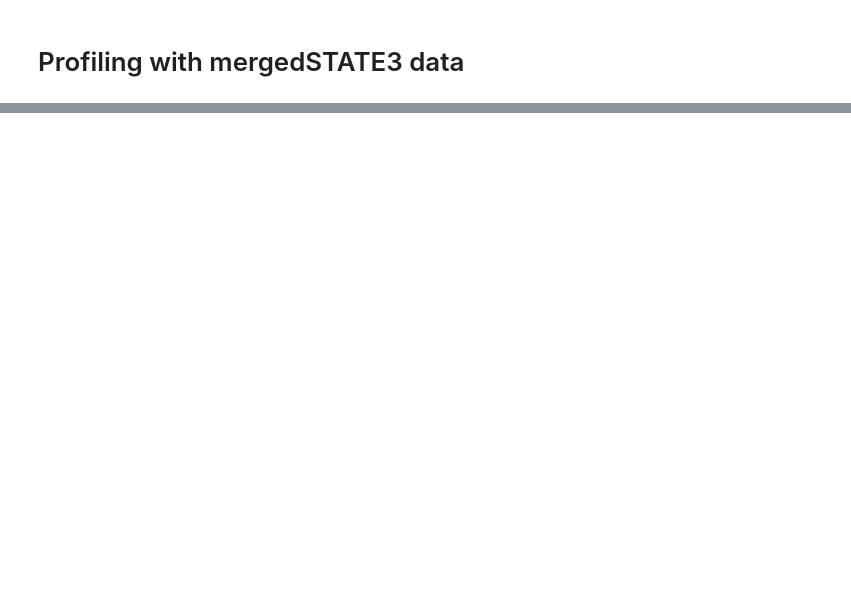
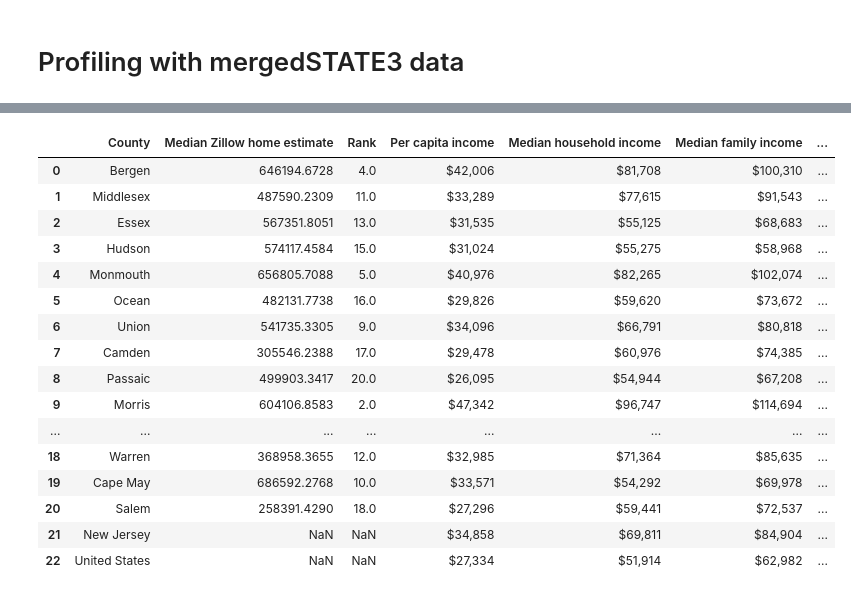
Before and after one commit to jmccahill5/datman, a Jupyter notebook: PS6.ipynb, the cells around one changed output, grey strips where cells are left out. Drawn from its saved outputs; the diff is of its cells as text; code cells hidden in the pictures; blank space fills up the shorter version.

```diff
--- a/PS6.ipynb
+++ b/PS6.ipynb
@@ -1063,0 +1126,25 @@ ProfileReport(mergedSTATE3, title="State Housing Data")
+# %%
+Countydat=pd.read_csv('ex1.csv')
+# %%
+Countydat['County']=Countydat['County'].str.strip()
+# %%
+mergedCounty = pd.merge(Countydat, Countydat2, how='outer', on=['County'],indicator=True)
+mergedCounty
+# %% [output]
+|  | County | Median Zillow home estimate | Rank | Per capita income | Median household income | Median family income | ... |
+| 0 | Bergen | 646194.6728 | 4.0 | $42,006 | $81,708 | $100,310 | ... |
+| 1 | Middlesex | 487590.2309 | 11.0 | $33,289 | $77,615 | $91,543 | ... |
+| 2 | Essex | 567351.8051 | 13.0 | $31,535 | $55,125 | $68,683 | ... |
+| 3 | Hudson | 574117.4584 | 15.0 | $31,024 | $55,275 | $58,968 | ... |
+| 4 | Monmouth | 656805.7088 | 5.0 | $40,976 | $82,265 | $102,074 | ... |
+| 5 | Ocean | 482131.7738 | 16.0 | $29,826 | $59,620 | $73,672 | ... |
+| 6 | Union | 541735.3305 | 9.0 | $34,096 | $66,791 | $80,818 | ... |
+| 7 | Camden | 305546.2388 | 17.0 | $29,478 | $60,976 | $74,385 | ... |
+| 8 | Passaic | 499903.3417 | 20.0 | $26,095 | $54,944 | $67,208 | ... |
+| 9 | Morris | 604106.8583 | 2.0 | $47,342 | $96,747 | $114,694 | ... |
+| ... | ... | ... | ... | ... | ... | ... | ... |
+| 18 | Warren | 368958.3655 | 12.0 | $32,985 | $71,364 | $85,635 | ... |
+| 19 | Cape May | 686592.2768 | 10.0 | $33,571 | $54,292 | $69,978 | ... |
+| 20 | Salem | 258391.4290 | 18.0 | $27,296 | $59,441 | $72,537 | ... |
+| 21 | New Jersey | NaN | NaN | $34,858 | $69,811 | $84,904 | ... |
+| 22 | United States | NaN | NaN | $27,334 | $51,914 | $62,982 | ... |
```
Also changed, not shown: parts of 43 cells of this notebook.
